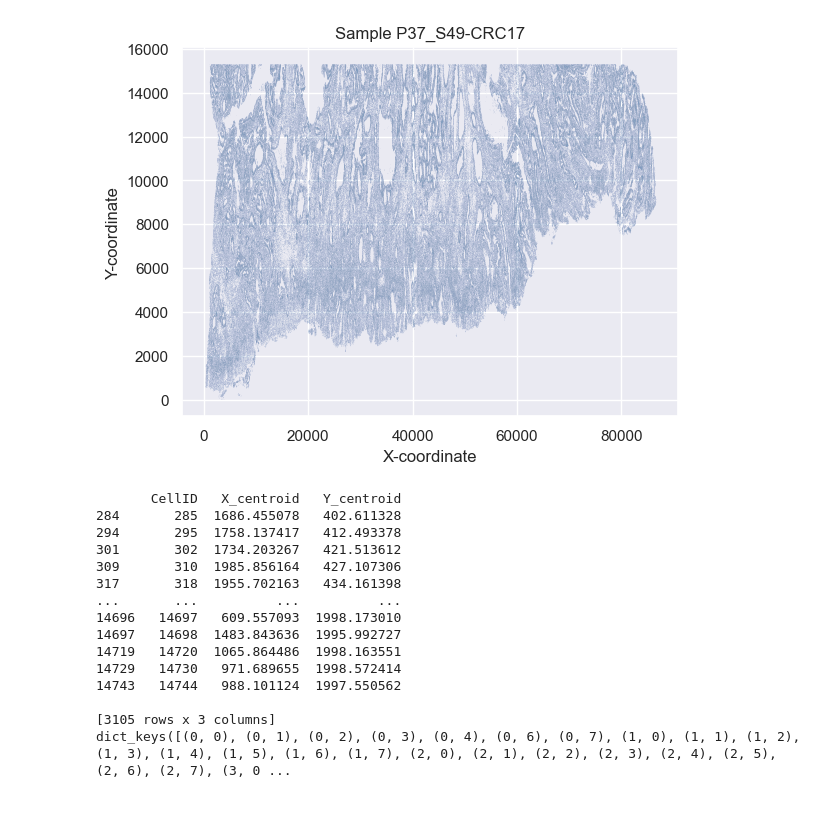
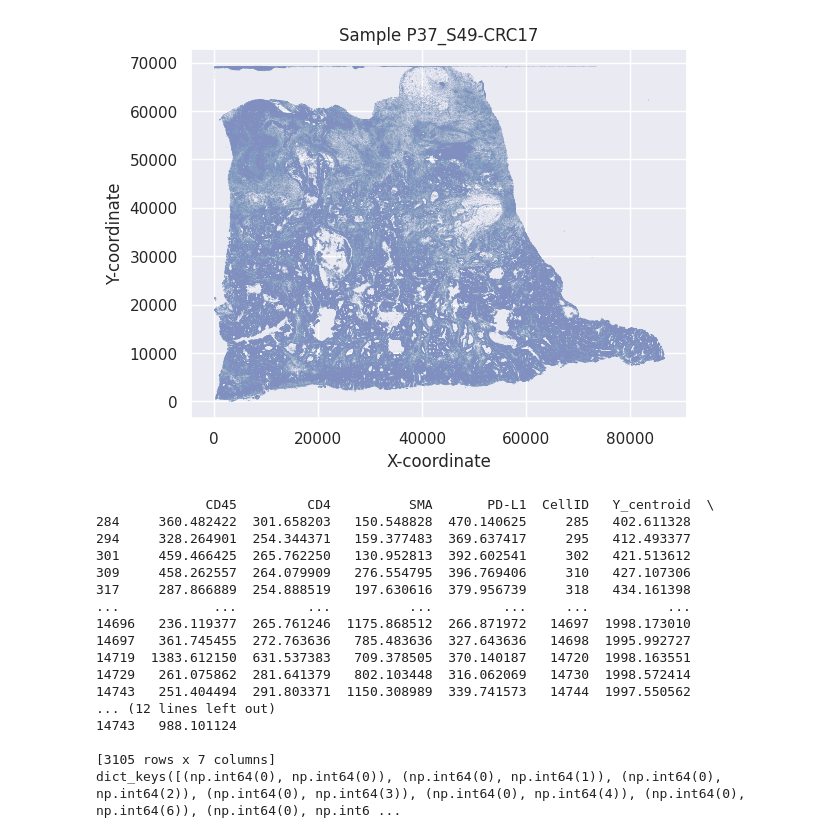
Before and after one commit to emmachancellor/ExtendedCorrelationFunctions_ECD, a Jupyter notebook: spatial_correlation.ipynb, the cells around one changed output. Drawn from its saved outputs; the diff is of its cells as text; code cells hidden in the pictures; blank space fills up the shorter version.

```diff
--- a/spatial_correlation.ipynb
+++ b/spatial_correlation.ipynb
@@ -51,0 +243,38 @@ plt.show()
+# %%
+# Distributions with normalization
+sns.set_style("darkgrid")
+
+titles = ['CD4 Intensity Distribution Plot (Z-score Normalized)',
+          'CD45 Intensity Distribution Plot (Z-score Normalized)',
+          'SMA Intensity Distribution Plot (Z-score Normalized)',
+          'PD-L1 Intensity Distribution Plot (Z-score Normalized)']
+
+columns = ['CD4', 'CD45', 'SMA', 'PD-L1']
+
+for c in columns:
+    df = norm_df[c]
+    df = np.round(df)
+    sorted_values = np.sort(df)
+
+
+fig, axes = plt.subplots(2, 2, figsize=(12, 8))
+
+for i, c in enumerate(columns):
+    df = norm_df[c]
+    df = np.round(df)
+    sorted_values = np.sort(df)
+
+    ax = axes[i // 2, i % 2]
+    #sns.histplot(sorted_values, bins=500, ax=ax)
+    sns.kdeplot(sorted_values, shade=True, ax=ax)
+    ax.set_xlabel('Value')
+    ax.set_ylabel('Frequency')
+    ax.set_title(titles[i])
+    #percentile_x = np.percentile(sorted_values, 98)
+    #ax.set_xlim(0, percentile_x)
+    #ax.set_ylim(0, 350000)
+
+plt.tight_layout()
+plt.savefig('/michorlab/ecdyer/multiplex_spatial/IFM2_Markers_norm_Distribution_CRC17.png', dpi=300)
+
+plt.show()
@@ -52,20 +321,20 @@ plt.show()
 # %%
 # Plot cell coordinates just to get an idea of the data
-cell_coords = pd.read_csv('/Users/emmadyer/Desktop/michor_lab/orion_data/P37_S49-CRC17_xy_only.csv')
+cell_coords = pd.read_csv('/michorlab/ecdyer/multiplex_spatial/P37_S49-CRC17_IFM2.csv')
 # Remove "Unnamed" columns from the DataFrame
 cell_coords = cell_coords.loc[:, ~cell_coords.columns.str.contains('^Unnamed')]
 
 # Plotting
 sns.set_theme(style='darkgrid')  # Set the aesthetic style of the plots
 sns.scatterplot(data=cell_coords, x='X_centroid', y='Y_centroid', s=0.025)  # Plot points
 plt.xlabel('X-coordinate')  # Optional: Set the x-axis label
 plt.ylabel('Y-coordinate')  # Optional: Set the y-axis label
 plt.title('Sample P37_S49-CRC17')  # Optional: Set the plot title
 plt.show()
 
 #plt.savefig('/Users/emmadyer/Desktop/michor_lab/orion_data/figures/all_points.png', dpi=300)
 # %% [output]
-[figure, old version]
+[figure, new version]
 # %%
 # Calculate the grid indices for each cell
 cell_coords['X_grid'] = (cell_coords['X_centroid'] // 2000).astype(int)
@@ -89,21 +358,23 @@ print(grid_0_0)
 
 print(grid_dataframes.keys())
 # %% [output]
-       CellID   X_centroid   Y_centroid
-284       285  1686.455078   402.611328
-294       295  1758.137417   412.493378
-301       302  1734.203267   421.513612
-309       310  1985.856164   427.107306
-317       318  1955.702163   434.161398
-...       ...          ...          ...
-14696   14697   609.557093  1998.173010
-14697   14698  1483.843636  1995.992727
-14719   14720  1065.864486  1998.163551
-14729   14730   971.689655  1998.572414
-14743   14744   988.101124  1997.550562
+              CD45         CD4          SMA       PD-L1  CellID   Y_centroid  \
+284     360.482422  301.658203   150.548828  470.140625     285   402.611328
+294     328.264901  254.344371   159.377483  369.637417     295   412.493377
+301     459.466425  265.762250   130.952813  392.602541     302   421.513612
+309     458.262557  264.079909   276.554795  396.769406     310   427.107306
+317     287.866889  254.888519   197.630616  379.956739     318   434.161398
+...            ...         ...          ...         ...     ...          ...
+14696   236.119377  265.761246  1175.868512  266.871972   14697  1998.173010
+14697   361.745455  272.763636   785.483636  327.643636   14698  1995.992727
+14719  1383.612150  631.537383   709.378505  370.140187   14720  1998.163551
+14729   261.075862  281.641379   802.103448  316.062069   14730  1998.572414
+14743   251.404494  291.803371  1150.308989  339.741573   14744  1997.550562
+... (12 lines left out)
+14743   988.101124
 
-[3105 rows x 3 columns]
-dict_keys([(0, 0), (0, 1), (0, 2), (0, 3), (0, 4), (0, 6), (0, 7), (1, 0), (1, 1), (1, 2), (1, 3), (1, 4), (1, 5), (1, 6), (1, 7), (2, 0), (2, 1), (2, 2), (2, 3), (2, 4), (2, 5), (2, 6), (2, 7), (3, 0 ...
+[3105 rows x 7 columns]
+dict_keys([(np.int64(0), np.int64(0)), (np.int64(0), np.int64(1)), (np.int64(0), np.int64(2)), (np.int64(0), np.int64(3)), (np.int64(0), np.int64(4)), (np.int64(0), np.int64(6)), (np.int64(0), np.int6 ...
 # %%
 # Plot a single ROI
 
```
Also changed, not shown: parts of 18 cells of this notebook.
